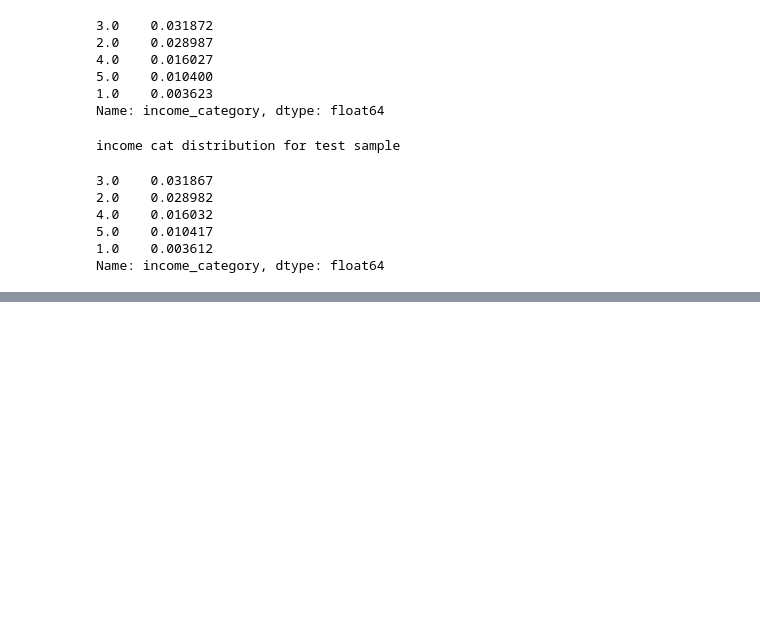
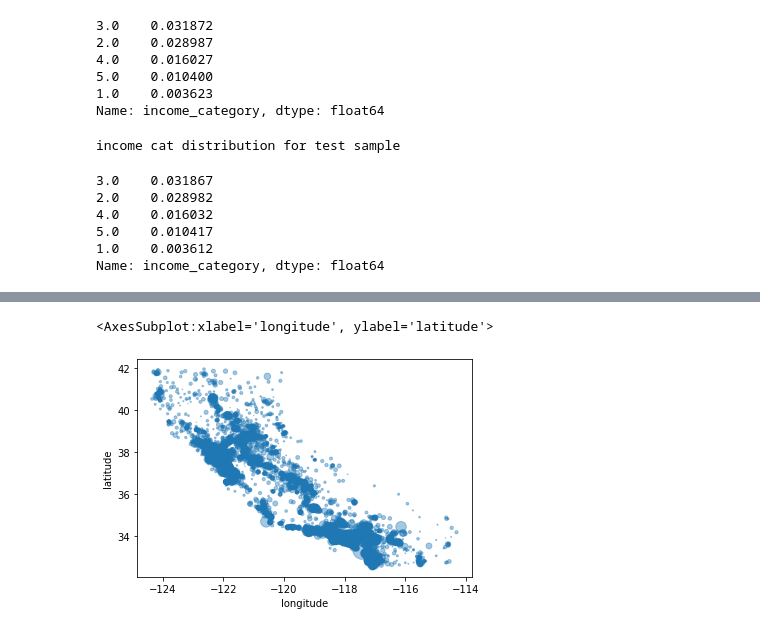
Before and after one commit to ramankhurana/DataScience, a Jupyter notebook: CaliforniaHousingPrice/HousingPricePrediction.ipynb, the cells around one changed output, grey strips where cells are left out. Saved outputs shown, nothing was run; the diff lists cells and outputs as text; code cells hidden in the pictures; blank space fills up the shorter version.

```diff
--- a/CaliforniaHousingPrice/HousingPricePrediction.ipynb
+++ b/CaliforniaHousingPrice/HousingPricePrediction.ipynb
@@ -265,0 +277,7 @@ Name: income_category, dtype: float64
+# %%
+strat_train.plot(kind='scatter',x="longitude",y="latitude",
+                 s=strat_train.population/100, ## size of bubble represent the population/100.
+                 alpha=0.4)
+# %% [output]
+<AxesSubplot:xlabel='longitude', ylabel='latitude'>
+[figure, added]
```
Also changed, not shown: parts of 6 cells of this notebook.
